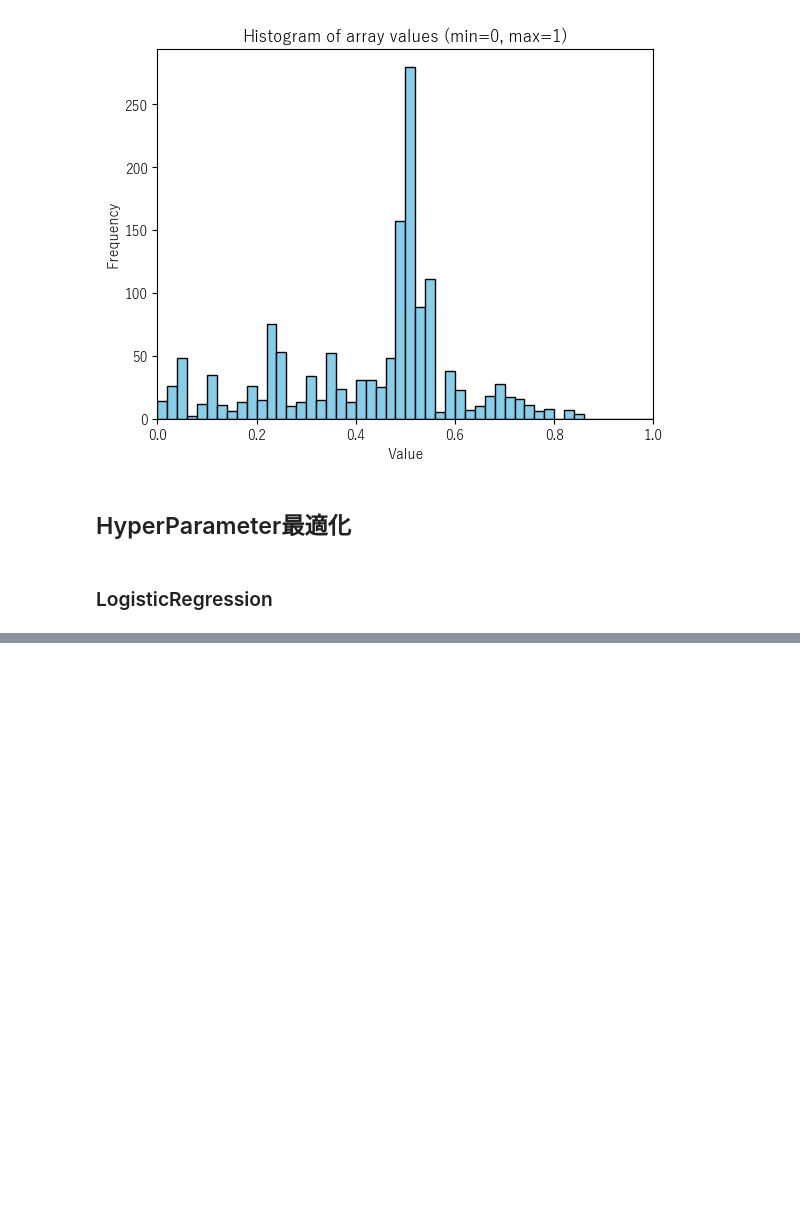
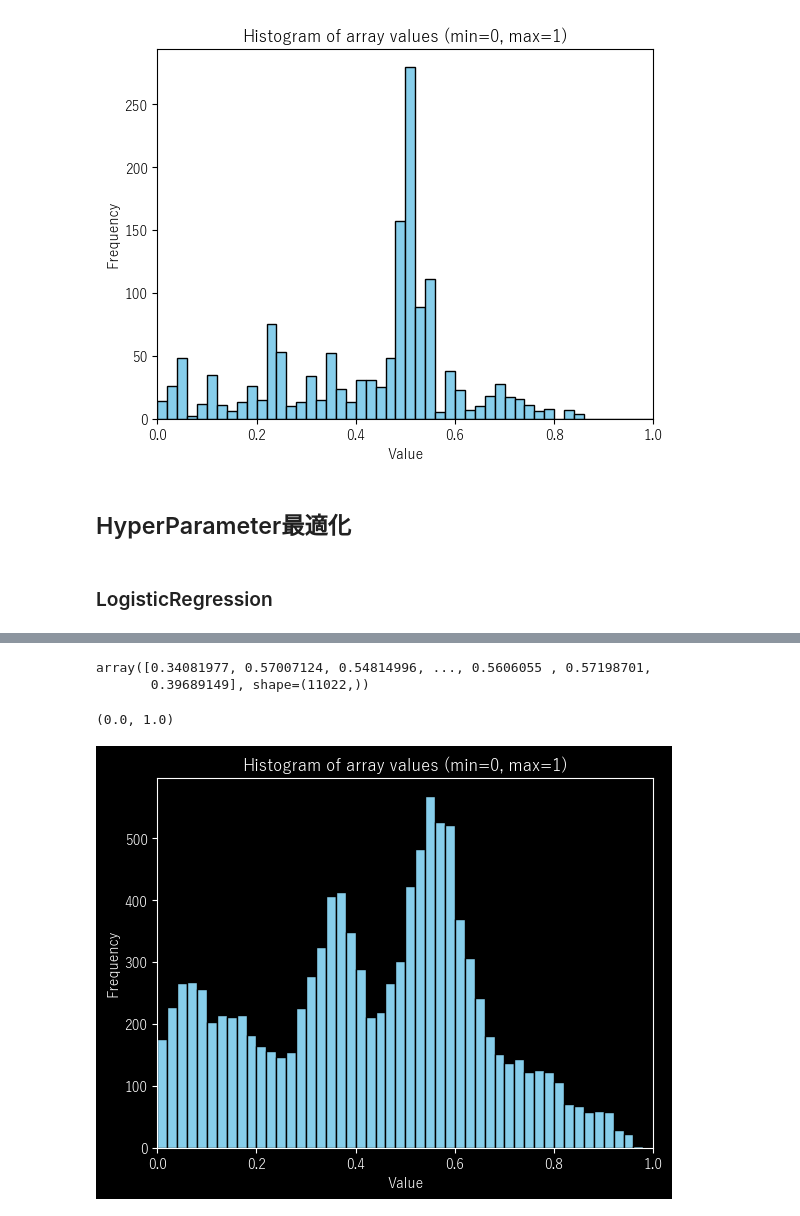
Before and after one commit to yoshi-suke/202507-atma-cup, a Jupyter notebook: test.ipynb, the cells around one changed output, grey strips where cells are left out. Cells and saved outputs as stored; diff of their text form; code cells hidden in the pictures; blank space fills up the shorter version.

```diff
--- a/test.ipynb
+++ b/test.ipynb
@@ -1817,0 +2661,33 @@ results_df
+# %%
+from sklearn.linear_model import LogisticRegression
+
+train_merge = train_test_merge[train_test_merge["is_test"]==0]
+test_merge = train_test_merge[train_test_merge["is_test"]==1]
+X = train_merge.drop(columns=["社員番号", "is_test", "target"])
+X_test = test_merge.drop(columns=["社員番号", "is_test", "target"])
+y = train_merge["target"]
+
+lr_model = LogisticRegression(
+    solver='liblinear',
+    penalty='l1',
+    C=1,
+    max_iter=1000,
+    class_weight='balanced',
+)
+
+lr_model.fit(X, y)
+
+y_pred_proba = lr_model.predict_proba(X_test)[:,1]  # positiveクラス（1）の確率
+y_pred_proba
+# %% [output]
+array([0.34081977, 0.57007124, 0.54814996, ..., 0.5606055 , 0.57198701,
+       0.39689149], shape=(11022,))
+# %%
+plt.hist(y_pred_proba, bins=50, range=(0,1), color='skyblue', edgecolor='black')
+plt.xlabel('Value')
+plt.ylabel('Frequency')
+plt.title('Histogram of array values (min=0, max=1)')
+plt.xlim(0, 1)
+# %% [output]
+(0.0, 1.0)
+[figure, added]
```
Also changed, not shown: parts of 43 cells of this notebook, 3 other files.
